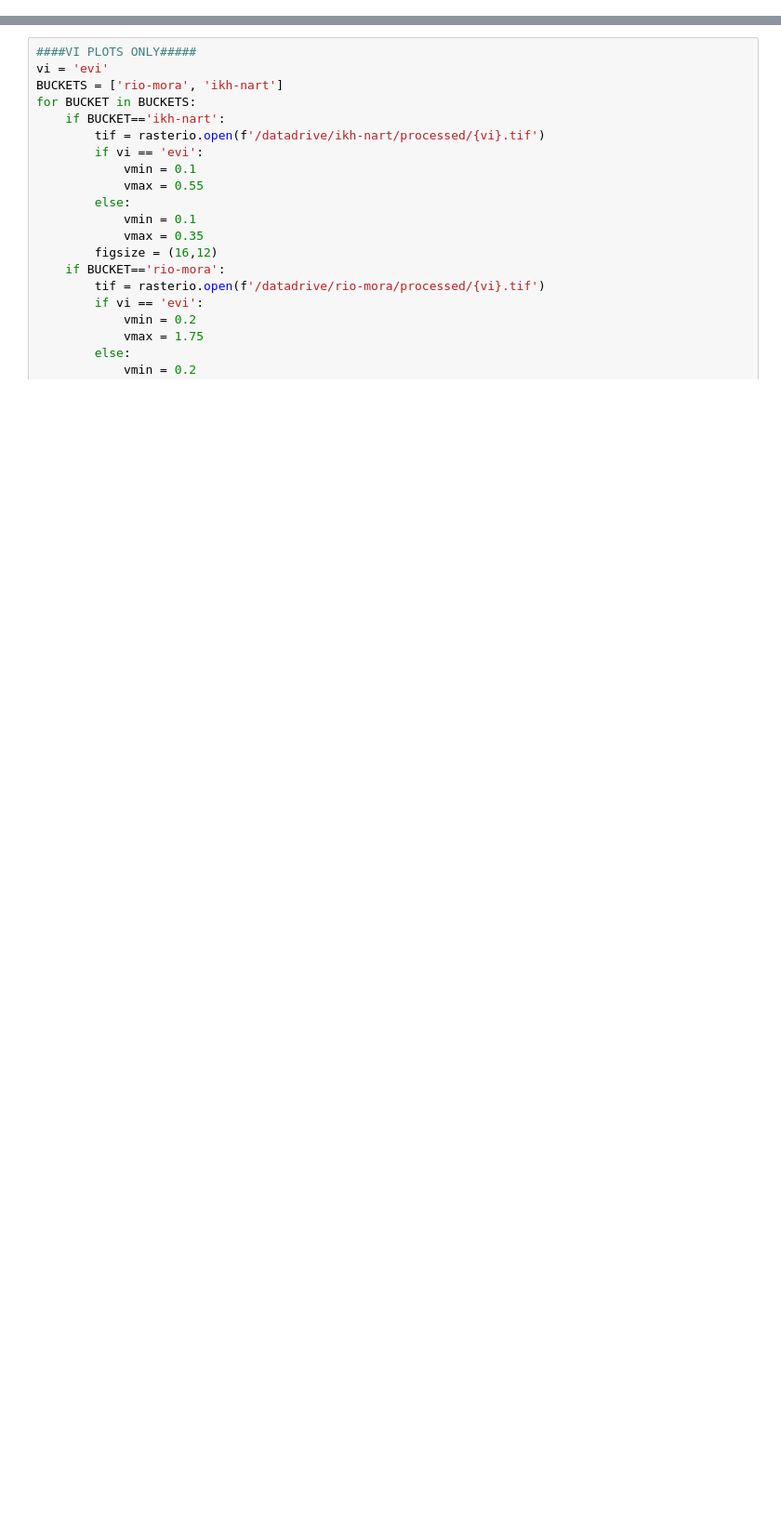
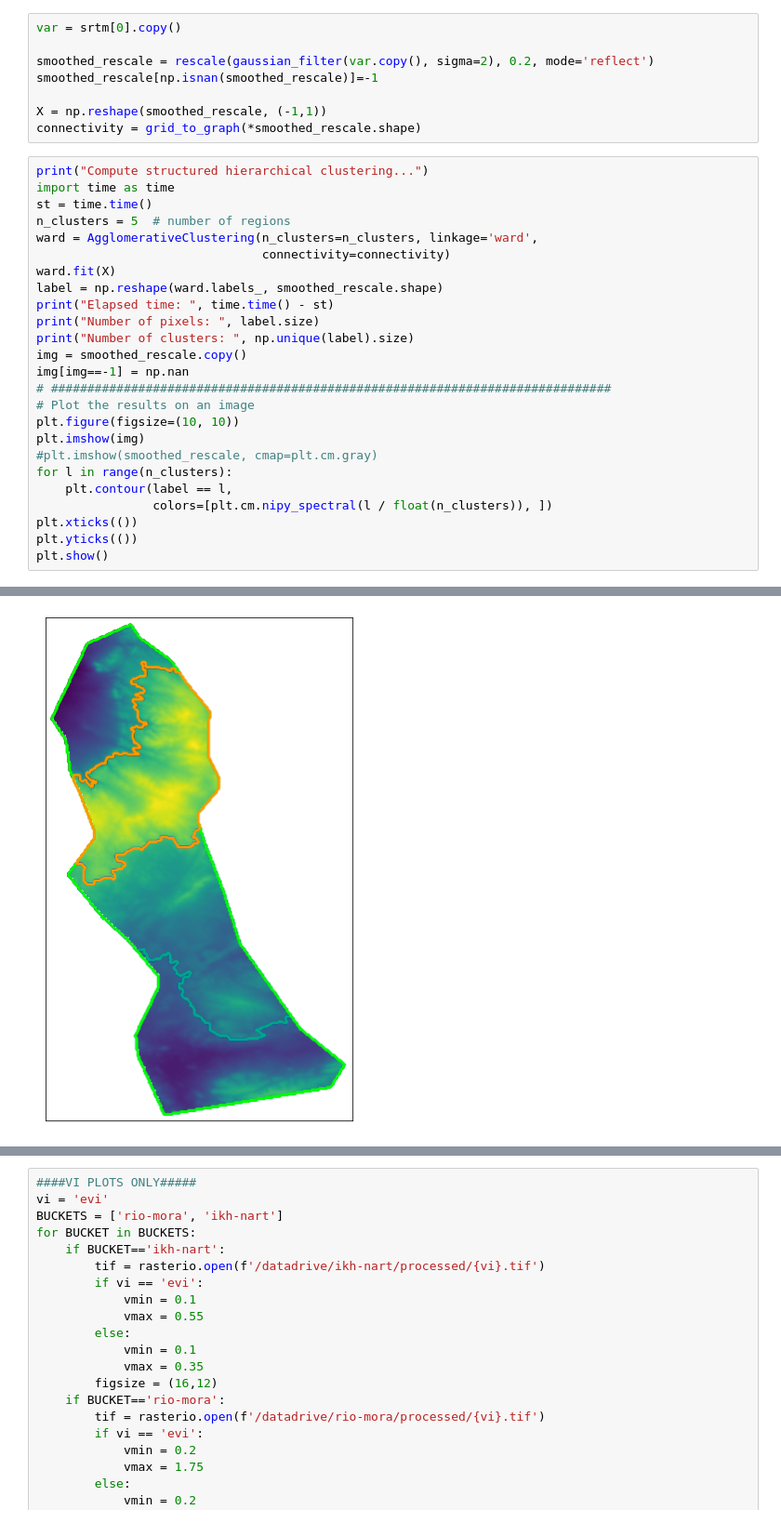
Before and after one commit to csp-inc/ikhnart, a Jupyter notebook: EX-Landsat_plots.ipynb, the cells around one changed output, grey strips where cells are left out. Shown at 93% size. Cells and saved outputs as stored; diff of their text form; blank space fills up the shorter version.

```diff
--- a/EX-Landsat_plots.ipynb
+++ b/EX-Landsat_plots.ipynb
@@ -0,0 +38,34 @@
+# %%
+var = srtm[0].copy()
+
+smoothed_rescale = rescale(gaussian_filter(var.copy(), sigma=2), 0.2, mode='reflect')
+smoothed_rescale[np.isnan(smoothed_rescale)]=-1
+
+X = np.reshape(smoothed_rescale, (-1,1))
+connectivity = grid_to_graph(*smoothed_rescale.shape)
+# %%
+print("Compute structured hierarchical clustering...")
+import time as time
+st = time.time()
+n_clusters = 5  # number of regions
+ward = AgglomerativeClustering(n_clusters=n_clusters, linkage='ward',
+                               connectivity=connectivity)
+ward.fit(X)
+label = np.reshape(ward.labels_, smoothed_rescale.shape)
+print("Elapsed time: ", time.time() - st)
+print("Number of pixels: ", label.size)
+print("Number of clusters: ", np.unique(label).size)
+img = smoothed_rescale.copy()
+img[img==-1] = np.nan
+# #############################################################################
+# Plot the results on an image
+plt.figure(figsize=(10, 10))
+plt.imshow(img)
+#plt.imshow(smoothed_rescale, cmap=plt.cm.gray)
+for l in range(n_clusters):
+    plt.contour(label == l,
+                colors=[plt.cm.nipy_spectral(l / float(n_clusters)), ])
+plt.xticks(())
+plt.yticks(())
+plt.show()
+# %% [output]
@@ -0,0 +76 @@
+[figure, added]
```
Also changed, not shown: parts of 8 cells of this notebook, 3 other files.
